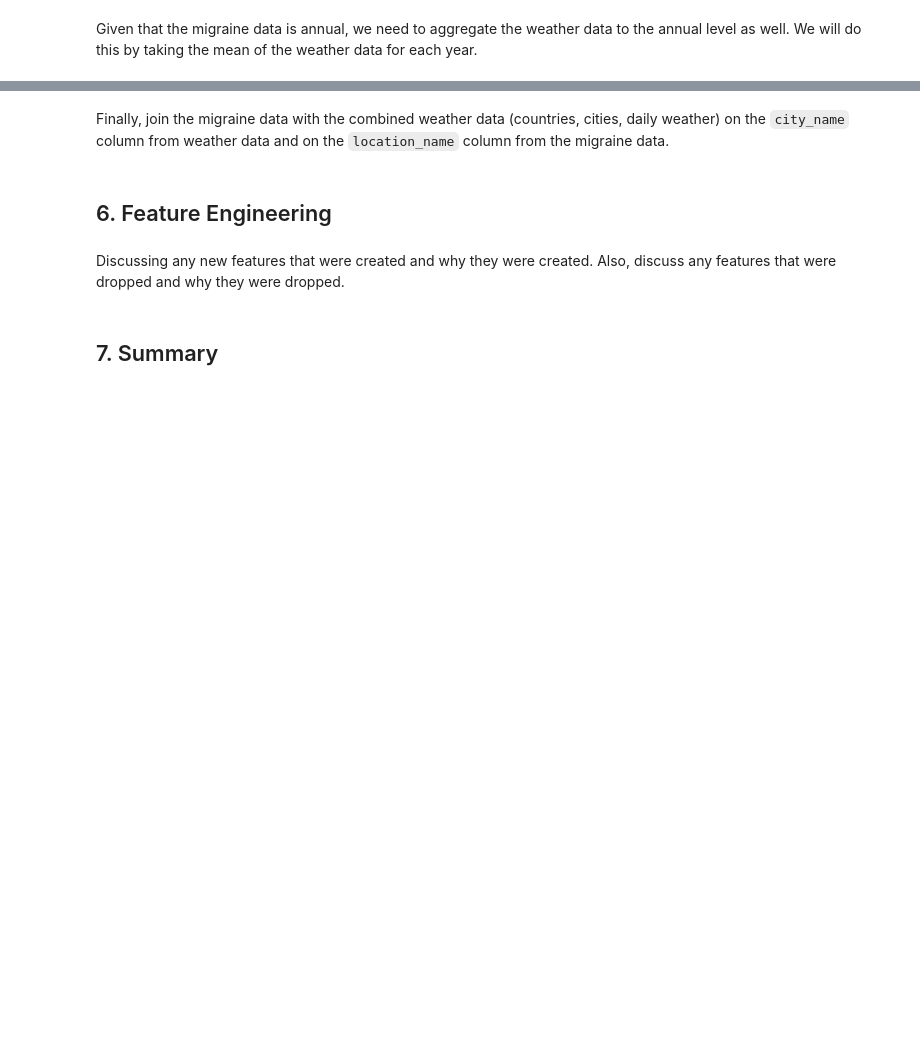
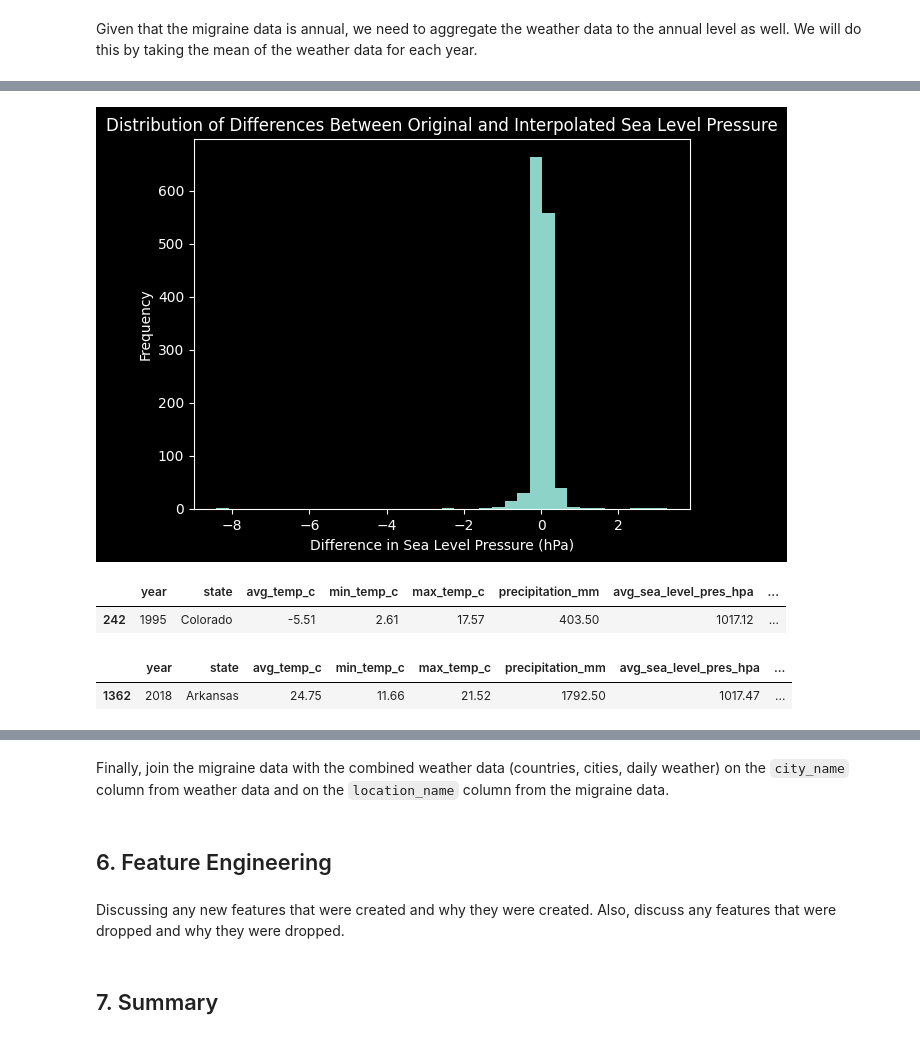
Before and after one commit to christinedbaxter/analyticsCapstone, a Jupyter notebook: notebooks/02_data_preprocessing.ipynb, the cells around one changed output, grey strips where cells are left out. Saved outputs shown, nothing was run; the diff lists cells and outputs as text; code cells hidden in the pictures; blank space fills up the shorter version.

Commit message:
data cleaning and integration

```diff
--- a/notebooks/02_data_preprocessing.ipynb
+++ b/notebooks/02_data_preprocessing.ipynb
@@ -72,5 +140,5 @@ country_data.shape
 - 'peak_wind_gust_kmh'
 # %%
 # Drop columns that are not needed for the analysis
-weather_data.drop(columns=['snow_depth_mm', 'avg_wind_dir_deg', 'avg_wind_speed_kmh', 'peak_wind_gust_kmh'], inplace=True)
+weather_data.drop(columns=['season', 'snow_depth_mm', 'avg_wind_dir_deg', 'avg_wind_speed_kmh', 'peak_wind_gust_kmh'], inplace=True)
 weather_data.shape
@@ -178,0 +914,5 @@ usa_weather_bfill.info()
+# %%
+# Handle missing values for `avg_sea_level_pres_hpa` column utilizing linear interpolation
+usa_weather['avg_sea_level_pres_hpa_linear'] = usa_weather['avg_sea_level_pres_hpa'].interpolate(method='linear')
+
+usa_weather.isnull().sum()
@@ -178,0 +935,12 @@ usa_weather_bfill.info()
+# %%
+# Group by 'year' and 'state', then aggregate the numerical columns
+annual_usa_weather_by_state_2 = usa_weather.groupby(['year', 'state']).agg({
+    'avg_temp_c': 'mean',
+    'min_temp_c': 'mean',
+    'max_temp_c': 'mean',
+    'precipitation_mm': 'sum',
+    'avg_sea_level_pres_hpa': 'mean',
+    'avg_sea_level_pres_hpa_linear': 'mean',
+    'latitude': 'first',  # Assuming all latitudes are the same for a given year and state
+    'longitude': 'first'  # Assuming all longitudes are the same for a given year and state
+}).reset_index()
@@ -178,0 +979,9 @@ usa_weather_bfill.info()
+# %%
+# Calculate the difference between the two columns
+annual_usa_weather_by_state_2['avg_sea_level_pres_hpa_diff'] = annual_usa_weather_by_state_2['avg_sea_level_pres_hpa'] - annual_usa_weather_by_state_2['avg_sea_level_pres_hpa_linear']
+
+annual_usa_weather_by_state_2
+
+
+# Describe the difference to get basic statistics
+annual_usa_weather_by_state_2['avg_sea_level_pres_hpa_diff'].describe()
@@ -178,0 +998,32 @@ usa_weather_bfill.info()
+# %%
+import matplotlib.pyplot as plt
+import numpy as np
+
+# Your DataFrame should be named, for example, 'usa_weather'
+# and the column with the differences should be 'sea_level_pres_diff'
+
+# Calculate number of bins using the Square Root Rule
+num_bins = int(np.sqrt(len(annual_usa_weather_by_state_2['sea_level_pres_diff'].dropna())))
+
+# Plot histogram of the differences
+plt.hist(annual_usa_weather_by_state_2['sea_level_pres_diff'].dropna(), bins=num_bins)
+plt.title('Distribution of Differences Between Original and Interpolated Sea Level Pressure')
+plt.xlabel('Difference in Sea Level Pressure (hPa)')
+plt.ylabel('Frequency')
+plt.show()
+# %% [output]
+[figure, added]
+# %%
+# Find rows where the difference is at the extreme min and max
+extreme_min_row = annual_usa_weather_by_state_2[annual_usa_weather_by_state_2['sea_level_pres_diff'] == annual_usa_weather_by_state_2['sea_level_pres_diff'].min()]
+extreme_max_row = annual_usa_weather_by_state_2[annual_usa_weather_by_state_2['sea_level_pres_diff'] == annual_usa_weather_by_state_2['sea_level_pres_diff'].max()]
+
+extreme_min_row
+# %% [output]
+|  | year | state | avg_temp_c | min_temp_c | max_temp_c | precipitation_mm | avg_sea_level_pres_hpa | ... |
+| 242 | 1995 | Colorado | -5.51 | 2.61 | 17.57 | 403.50 | 1017.12 | ... |
+# %%
+extreme_max_row
+# %% [output]
+|  | year | state | avg_temp_c | min_temp_c | max_temp_c | precipitation_mm | avg_sea_level_pres_hpa | ... |
+| 1362 | 2018 | Arkansas | 24.75 | 11.66 | 21.52 | 1792.50 | 1017.47 | ... |
```
Also changed, not shown: parts of 114 cells of this notebook, 2 other files.
